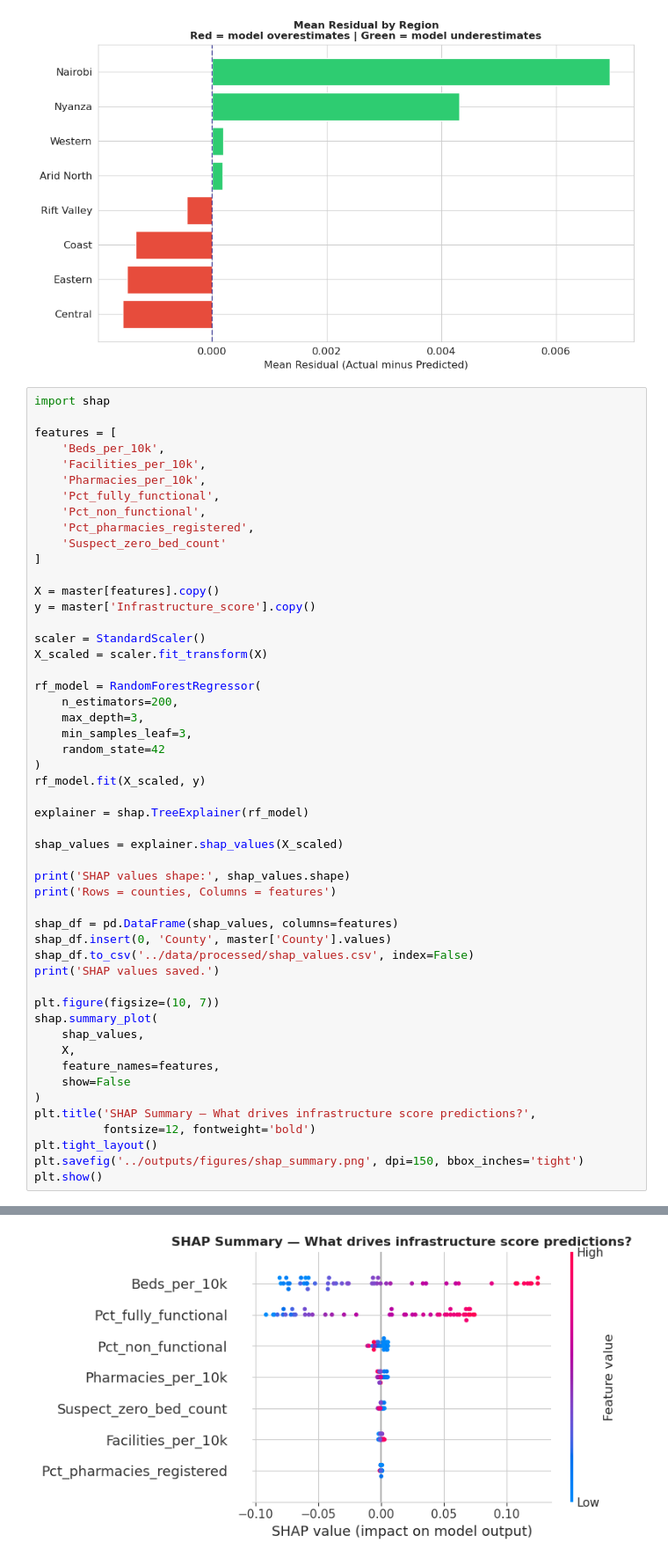
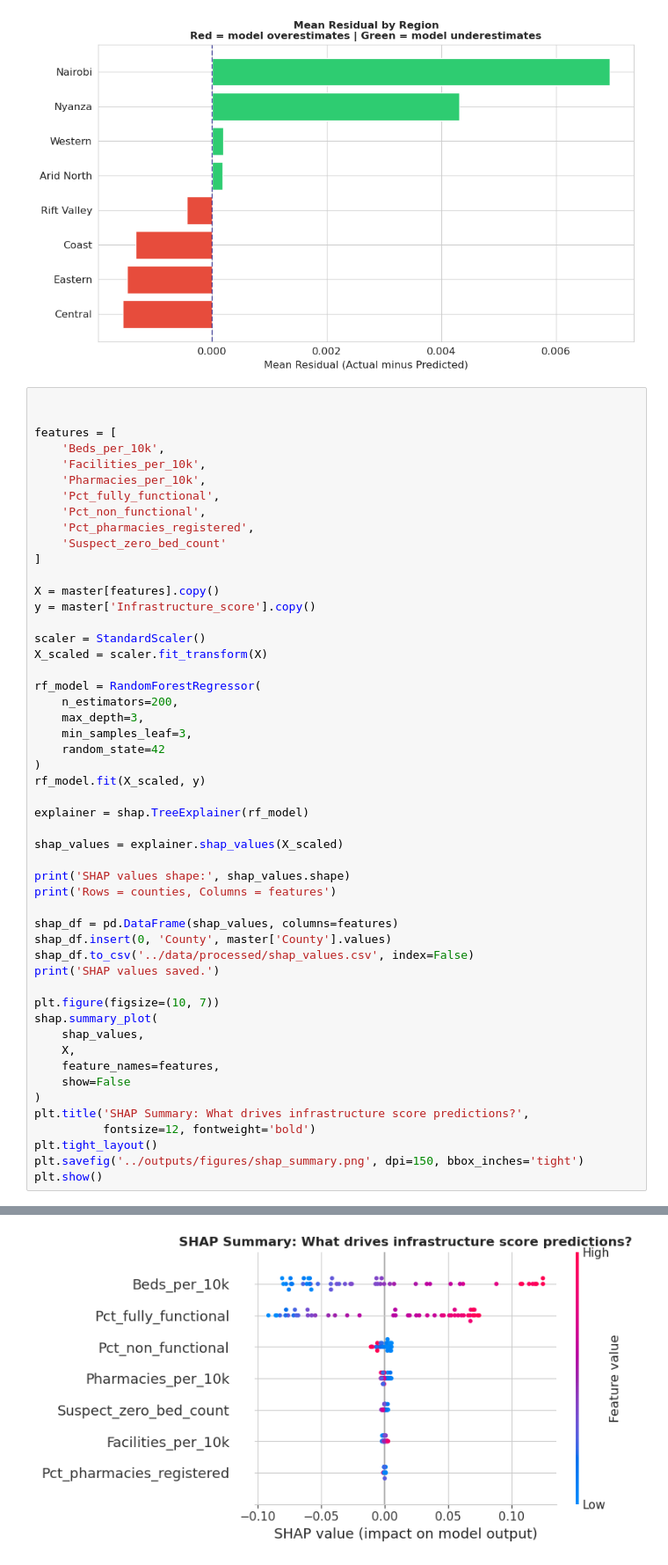
Before and after one commit to mercy-ndungu/kenya-health-fairness-audit, a Jupyter notebook: notebooks/fairness_and_explainability.ipynb, the cells around one changed output, grey strips where cells are left out. Shown at 88% size. Saved outputs shown, nothing was run; the diff lists cells and outputs as text.

Commit message:
Modified the fairness and explainability notebook and SHAP output

```diff
--- a/notebooks/fairness_and_explainability.ipynb
+++ b/notebooks/fairness_and_explainability.ipynb
@@ -358,7 +362,7 @@ plt.show()
 # %% [output]
 [figure]
 # %%
-import shap
+
 
 features = [
     'Beds_per_10k',
@@ -384,35 +388,35 @@ rf_model = RandomForestRegressor(
 )
 rf_model.fit(X_scaled, y)
 
 explainer = shap.TreeExplainer(rf_model)
 
 shap_values = explainer.shap_values(X_scaled)
 
 print('SHAP values shape:', shap_values.shape)
 print('Rows = counties, Columns = features')
 
 shap_df = pd.DataFrame(shap_values, columns=features)
 shap_df.insert(0, 'County', master['County'].values)
 shap_df.to_csv('../data/processed/shap_values.csv', index=False)
 print('SHAP values saved.')
 
 plt.figure(figsize=(10, 7))
 shap.summary_plot(
     shap_values,
     X,
     feature_names=features,
     show=False
 )
-plt.title('SHAP Summary — What drives infrastructure score predictions?',
+plt.title('SHAP Summary: What drives infrastructure score predictions?',
           fontsize=12, fontweight='bold')
 plt.tight_layout()
 plt.savefig('../outputs/figures/shap_summary.png', dpi=150, bbox_inches='tight')
 plt.show()
 # %% [output]
 SHAP values shape: (47, 7)
 Rows = counties, Columns = features
 SHAP values saved.
-[figure, old version]
+[figure, new version]
 # %%
 mean_abs_shap = pd.DataFrame({
     'Feature':     features,
```
Also changed, not shown: parts of 8 cells of this notebook.
